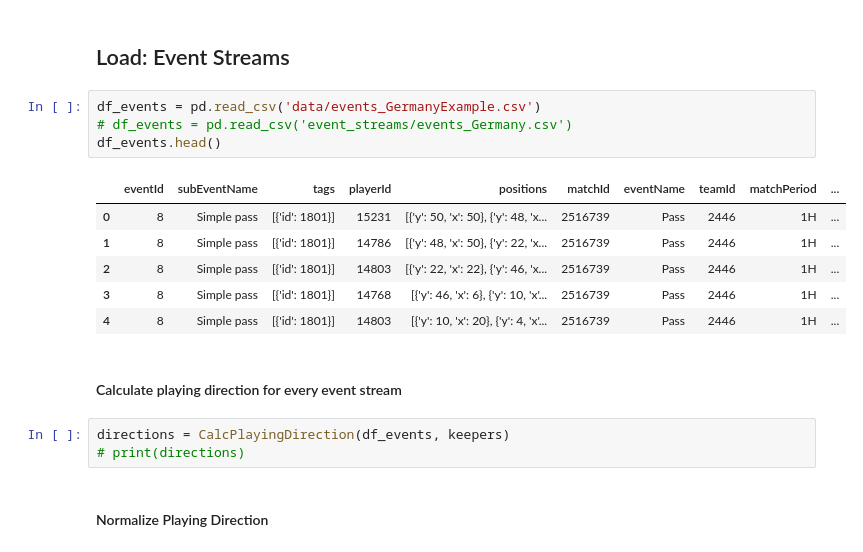
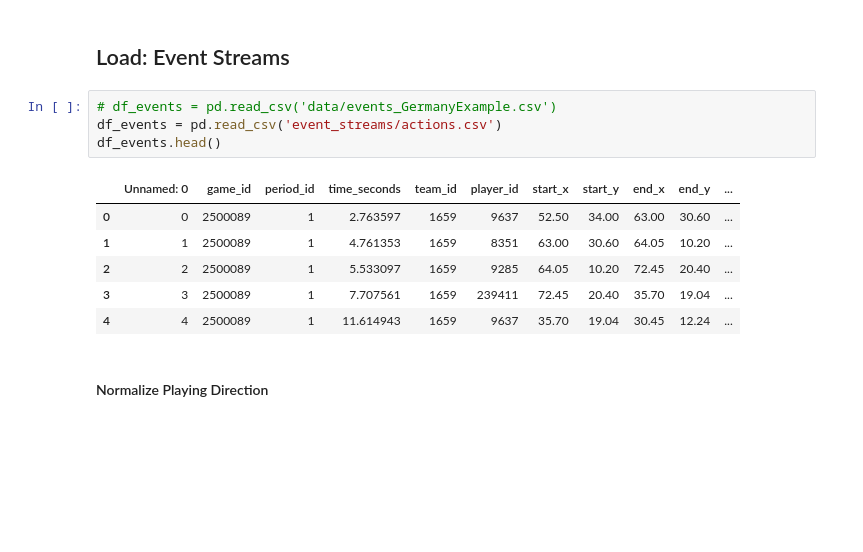
Before and after one commit to raphaelsenn/playervectors, a Jupyter notebook: demo_principal_components.ipynb, the cells around one changed output. Saved outputs shown, nothing was run; the diff lists cells and outputs as text; blank space fills up the shorter version.

```diff
--- a/demo_principal_components.ipynb
+++ b/demo_principal_components.ipynb
@@ -49,20 +48,15 @@ minutes_played = ExtractMinutesPlayed(df=df_playerank, column_player='playerId',
 # %% [markdown]
 ## Load: Event Streams
 # %%
-df_events = pd.read_csv('data/events_GermanyExample.csv')
-# df_events = pd.read_csv('event_streams/events_Germany.csv')
+# df_events = pd.read_csv('data/events_GermanyExample.csv')
+df_events = pd.read_csv('event_streams/actions.csv')
 df_events.head()
 # %% [output]
-|  | eventId | subEventName | tags | playerId | positions | matchId | eventName | teamId | matchPeriod | ... |
-| 0 | 8 | Simple pass | [{'id': 1801}] | 15231 | [{'y': 50, 'x': 50}, {'y': 48, 'x... | 2516739 | Pass | 2446 | 1H | ... |
-| 1 | 8 | Simple pass | [{'id': 1801}] | 14786 | [{'y': 48, 'x': 50}, {'y': 22, 'x... | 2516739 | Pass | 2446 | 1H | ... |
-| 2 | 8 | Simple pass | [{'id': 1801}] | 14803 | [{'y': 22, 'x': 22}, {'y': 46, 'x... | 2516739 | Pass | 2446 | 1H | ... |
-| 3 | 8 | Simple pass | [{'id': 1801}] | 14768 | [{'y': 46, 'x': 6}, {'y': 10, 'x'... | 2516739 | Pass | 2446 | 1H | ... |
-| 4 | 8 | Simple pass | [{'id': 1801}] | 14803 | [{'y': 10, 'x': 20}, {'y': 4, 'x'... | 2516739 | Pass | 2446 | 1H | ... |
+|  | Unnamed: 0 | game_id | period_id | time_seconds | team_id | player_id | start_x | start_y | end_x | end_y | ... |
+| 0 | 0 | 2500089 | 1 | 2.763597 | 1659 | 9637 | 52.50 | 34.00 | 63.00 | 30.60 | ... |
+| 1 | 1 | 2500089 | 1 | 4.761353 | 1659 | 8351 | 63.00 | 30.60 | 64.05 | 10.20 | ... |
+| 2 | 2 | 2500089 | 1 | 5.533097 | 1659 | 9285 | 64.05 | 10.20 | 72.45 | 20.40 | ... |
+| 3 | 3 | 2500089 | 1 | 7.707561 | 1659 | 239411 | 72.45 | 20.40 | 35.70 | 19.04 | ... |
+| 4 | 4 | 2500089 | 1 | 11.614943 | 1659 | 9637 | 35.70 | 19.04 | 30.45 | 12.24 | ... |
-# %% [markdown]
-#### Calculate playing direction for every event stream
-# %%
-directions = CalcPlayingDirection(df_events, keepers)
-# print(directions)
 # %% [markdown]
 #### Normalize Playing Direction
```
Also changed, not shown: parts of 35 cells of this notebook, 1 other file.
